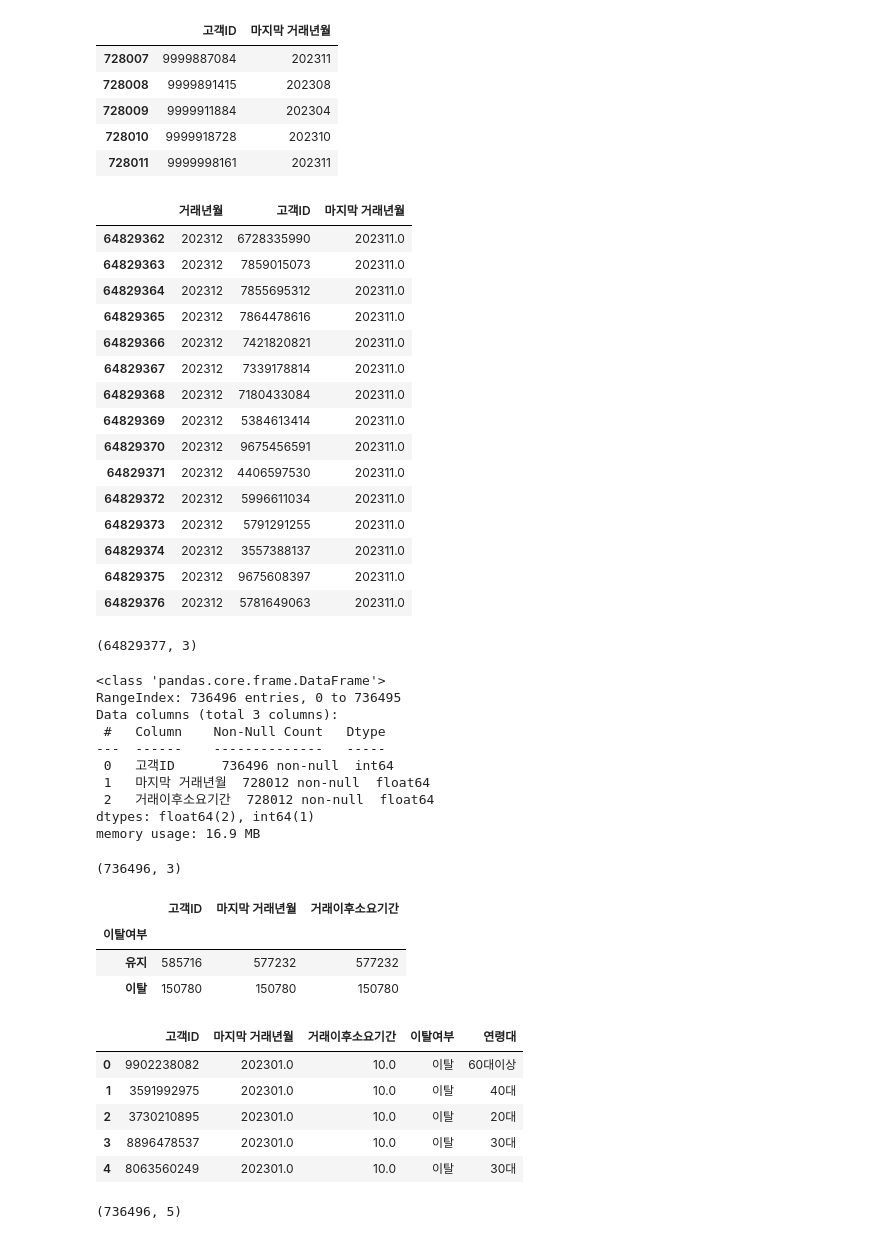
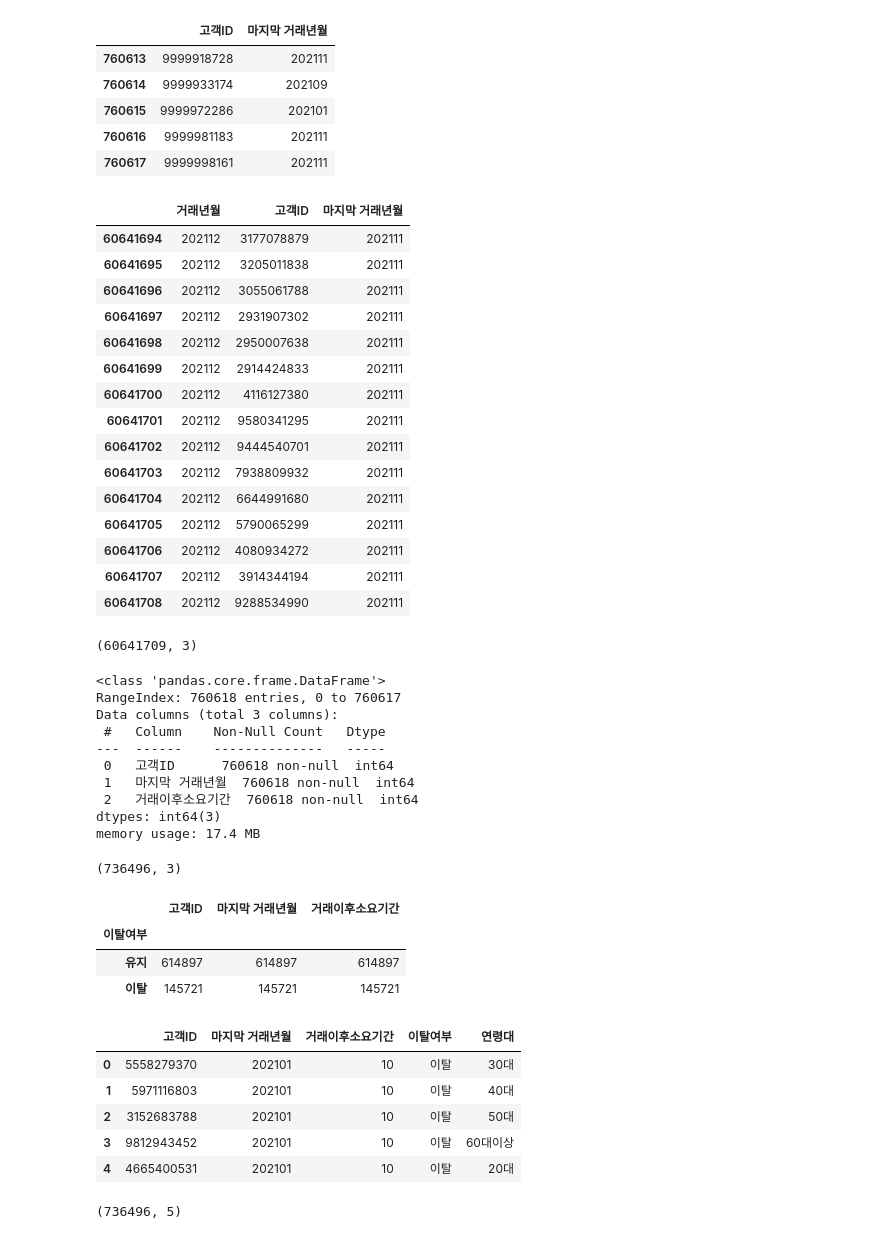
Before and after one commit to iMBanker-iM2030/IM2030, a Jupyter notebook: notebook/summary.ipynb, the cells around one changed output. Cells and saved outputs as stored; diff of their text form; code cells hidden in the pictures.

Commit message:
fix: left to inner join

```diff
--- a/notebook/summary.ipynb
+++ b/notebook/summary.ipynb
@@ -4,7 +4,7 @@ import numpy as np
 import seaborn as sns
 import matplotlib.pyplot as plt
 # %%
-YEAR = 2023
+YEAR = 2021
 # %%
 def read_file(year):
     PATH = f'../dataset/imbank_customer_data/iMBANK_CUSTOMER_DATA_{year}(K-DigitalTraining).csv'
@@ -30,36 +30,36 @@ last_transaction.columns = ['고객ID', '마지막 거래년월']
 last_transaction.tail()
 # %% [output]
 |  | 고객ID | 마지막 거래년월 |
-| 728007 | 9999887084 | 202311 |
-| 728008 | 9999891415 | 202308 |
-| 728009 | 9999911884 | 202304 |
-| 728010 | 9999918728 | 202310 |
-| 728011 | 9999998161 | 202311 |
+| 760613 | 9999918728 | 202111 |
+| 760614 | 9999933174 | 202109 |
+| 760615 | 9999972286 | 202101 |
+| 760616 | 9999981183 | 202111 |
+| 760617 | 9999998161 | 202111 |
 # %%
 # 고객ID 기준 Data_frame merge
-merge_card = pd.merge(C, last_transaction, on='고객ID', how='left')
+merge_card = pd.merge(C, last_transaction, on='고객ID', how='inner')
 merge_card.tail(15)
 # %% [output]
 |  | 거래년월 | 고객ID | 마지막 거래년월 |
-| 64829362 | 202312 | 6728335990 | 202311.0 |
-| 64829363 | 202312 | 7859015073 | 202311.0 |
-| 64829364 | 202312 | 7855695312 | 202311.0 |
-| 64829365 | 202312 | 7864478616 | 202311.0 |
-| 64829366 | 202312 | 7421820821 | 202311.0 |
-| 64829367 | 202312 | 7339178814 | 202311.0 |
-| 64829368 | 202312 | 7180433084 | 202311.0 |
-| 64829369 | 202312 | 5384613414 | 202311.0 |
-| 64829370 | 202312 | 9675456591 | 202311.0 |
-| 64829371 | 202312 | 4406597530 | 202311.0 |
-| 64829372 | 202312 | 5996611034 | 202311.0 |
-| 64829373 | 202312 | 5791291255 | 202311.0 |
-| 64829374 | 202312 | 3557388137 | 202311.0 |
-| 64829375 | 202312 | 9675608397 | 202311.0 |
-| 64829376 | 202312 | 5781649063 | 202311.0 |
+| 60641694 | 202112 | 3177078879 | 202111 |
+| 60641695 | 202112 | 3205011838 | 202111 |
+| 60641696 | 202112 | 3055061788 | 202111 |
+| 60641697 | 202112 | 2931907302 | 202111 |
+| 60641698 | 202112 | 2950007638 | 202111 |
+| 60641699 | 202112 | 2914424833 | 202111 |
+| 60641700 | 202112 | 4116127380 | 202111 |
+| 60641701 | 202112 | 9580341295 | 202111 |
+| 60641702 | 202112 | 9444540701 | 202111 |
+| 60641703 | 202112 | 7938809932 | 202111 |
+| 60641704 | 202112 | 6644991680 | 202111 |
+| 60641705 | 202112 | 5790065299 | 202111 |
+| 60641706 | 202112 | 4080934272 | 202111 |
+| 60641707 | 202112 | 3914344194 | 202111 |
+| 60641708 | 202112 | 9288534990 | 202111 |
 # %%
 merge_card.shape
 # %% [output]
-(64829377, 3)
+(60641709, 3)
 # %%
 # 거래이후 소요시간 계산
 current_year_month = int(f'{YEAR}11')
@@ -74,15 +74,15 @@ new_card = new_card.drop_duplicates(subset='고객ID', keep='last').reset_index(
 new_card.info()
 # %% [output]
 <class 'pandas.core.frame.DataFrame'>
-RangeIndex: 736496 entries, 0 to 736495
+RangeIndex: 760618 entries, 0 to 760617
 Data columns (total 3 columns):
  #   Column    Non-Null Count   Dtype
 ---  ------    --------------   -----
- 0   고객ID      736496 non-null  int64
- 1   마지막 거래년월  728012 non-null  float64
- 2   거래이후소요기간  728012 non-null  float64
-dtypes: float64(2), int64(1)
-memory usage: 16.9 MB
+ 0   고객ID      760618 non-null  int64
+ 1   마지막 거래년월  760618 non-null  int64
+ 2   거래이후소요기간  760618 non-null  int64
+dtypes: int64(3)
+memory usage: 17.4 MB
 # %%
 new_card.shape
 # %% [output]
@@ -95,25 +95,25 @@ new_card.groupby(['이탈여부']).count()
 # %% [output]
 |  | 고객ID | 마지막 거래년월 | 거래이후소요기간 |
 | 이탈여부 |  |  |  |
-| 유지 | 585716 | 577232 | 577232 |
-| 이탈 | 150780 | 150780 | 150780 |
+| 유지 | 614897 | 614897 | 614897 |
+| 이탈 | 145721 | 145721 | 145721 |
 # %%
 # CS 데이터 기준년월컬럼 삭제 및 고객ID 중복 거거
 CS = CS.drop(columns='기준년월')
 # %%
 # card_2023 & CS_2023 merge
-last = new_card.merge(CS, on=['고객ID'], how='left')
+last = new_card.merge(CS, on=['고객ID'], how='inner')
 
 # 고객 ID 중복 제거
 last = last.drop_duplicates(subset='고객ID', keep='last').reset_index(drop=True)
 last.head()
 # %% [output]
 |  | 고객ID | 마지막 거래년월 | 거래이후소요기간 | 이탈여부 | 연령대 |
-| 0 | 9902238082 | 202301.0 | 10.0 | 이탈 | 60대이상 |
-| 1 | 3591992975 | 202301.0 | 10.0 | 이탈 | 40대 |
-| 2 | 3730210895 | 202301.0 | 10.0 | 이탈 | 20대 |
-| 3 | 8896478537 | 202301.0 | 10.0 | 이탈 | 30대 |
-| 4 | 8063560249 | 202301.0 | 10.0 | 이탈 | 30대 |
+| 0 | 5558279370 | 202101 | 10 | 이탈 | 30대 |
+| 1 | 5971116803 | 202101 | 10 | 이탈 | 40대 |
+| 2 | 3152683788 | 202101 | 10 | 이탈 | 50대 |
+| 3 | 9812943452 | 202101 | 10 | 이탈 | 60대이상 |
+| 4 | 4665400531 | 202101 | 10 | 이탈 | 20대 |
 # %%
 last.shape
 # %% [output]
```
Also changed, not shown: parts of 7 cells of this notebook, 1 other file.
